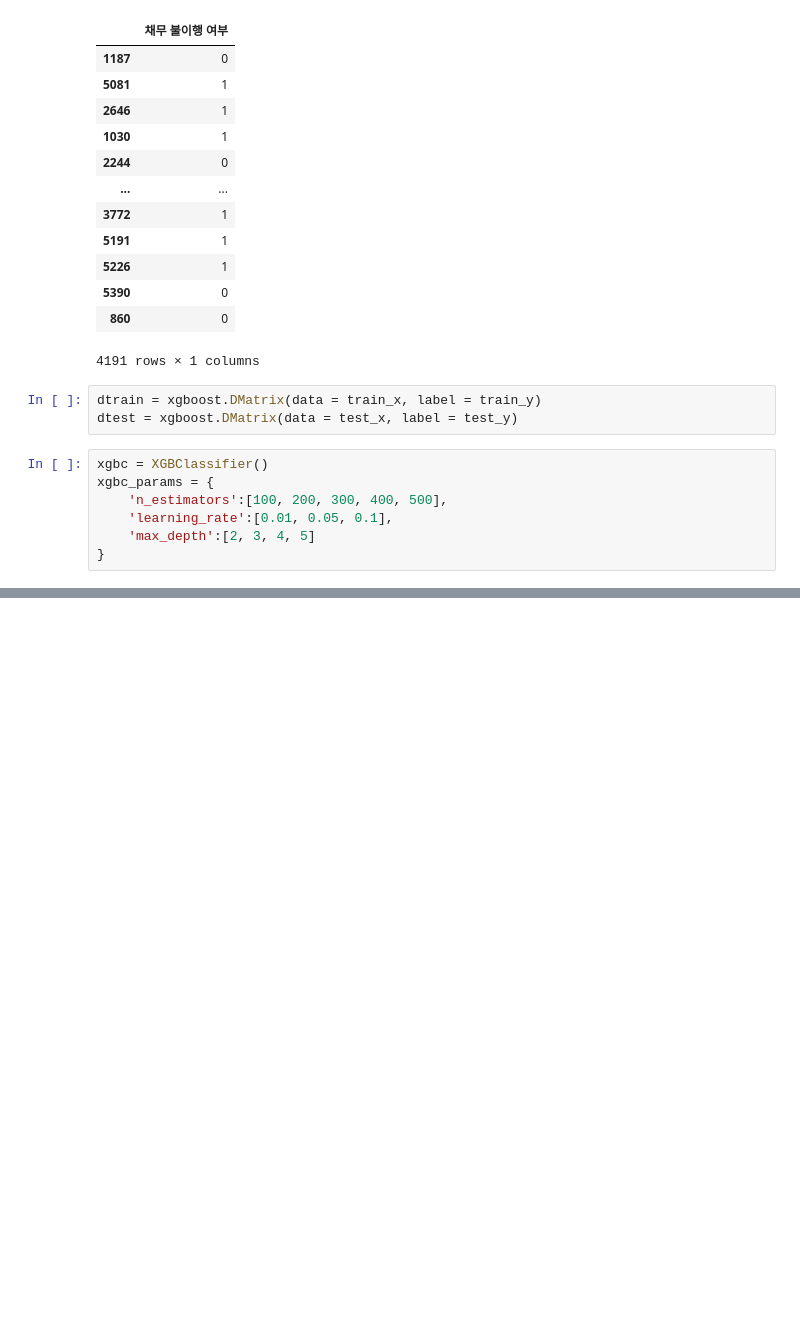
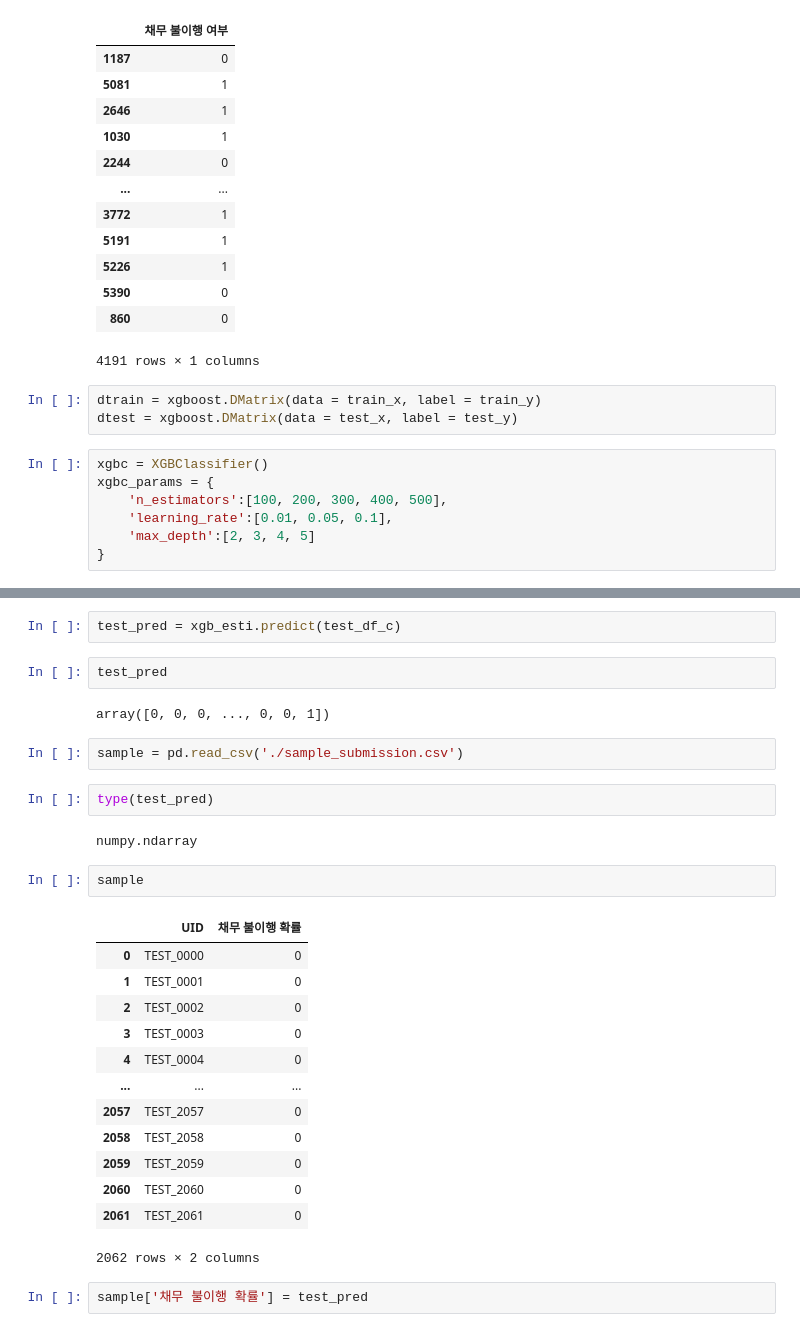
Before and after one commit to jayiuk/default-pred, a Jupyter notebook: modeling1.ipynb, the cells around one changed output, grey strips where cells are left out. Saved outputs shown, nothing was run; the diff lists cells and outputs as text; blank space fills up the shorter version.

```diff
--- a/modeling1.ipynb
+++ b/modeling1.ipynb
@@ -98,0 +274,30 @@ KeyboardInterrupt:
+# %%
+test_pred = xgb_esti.predict(test_df_c)
+# %%
+test_pred
+# %% [output]
+array([0, 0, 0, ..., 0, 0, 1])
+# %%
+sample = pd.read_csv('./sample_submission.csv')
+# %%
+type(test_pred)
+# %% [output]
+numpy.ndarray
+# %%
+sample
+# %% [output]
+|  | UID | 채무 불이행 확률 |
+| 0 | TEST_0000 | 0 |
+| 1 | TEST_0001 | 0 |
+| 2 | TEST_0002 | 0 |
+| 3 | TEST_0003 | 0 |
+| 4 | TEST_0004 | 0 |
+| ... | ... | ... |
+| 2057 | TEST_2057 | 0 |
+| 2058 | TEST_2058 | 0 |
+| 2059 | TEST_2059 | 0 |
+| 2060 | TEST_2060 | 0 |
+| 2061 | TEST_2061 | 0 |
+2062 rows × 2 columns
+# %%
+sample['채무 불이행 확률'] = test_pred
```
Also changed, not shown: parts of 27 cells of this notebook.
